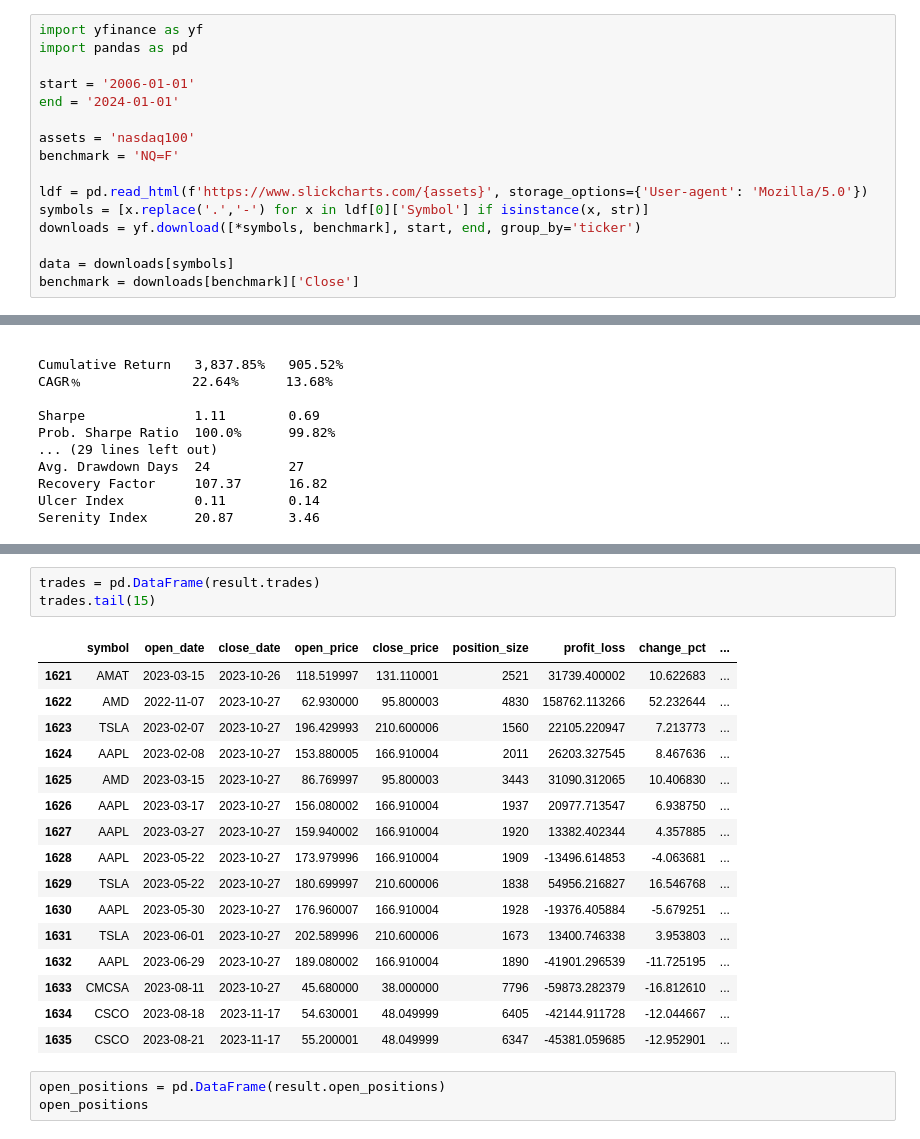
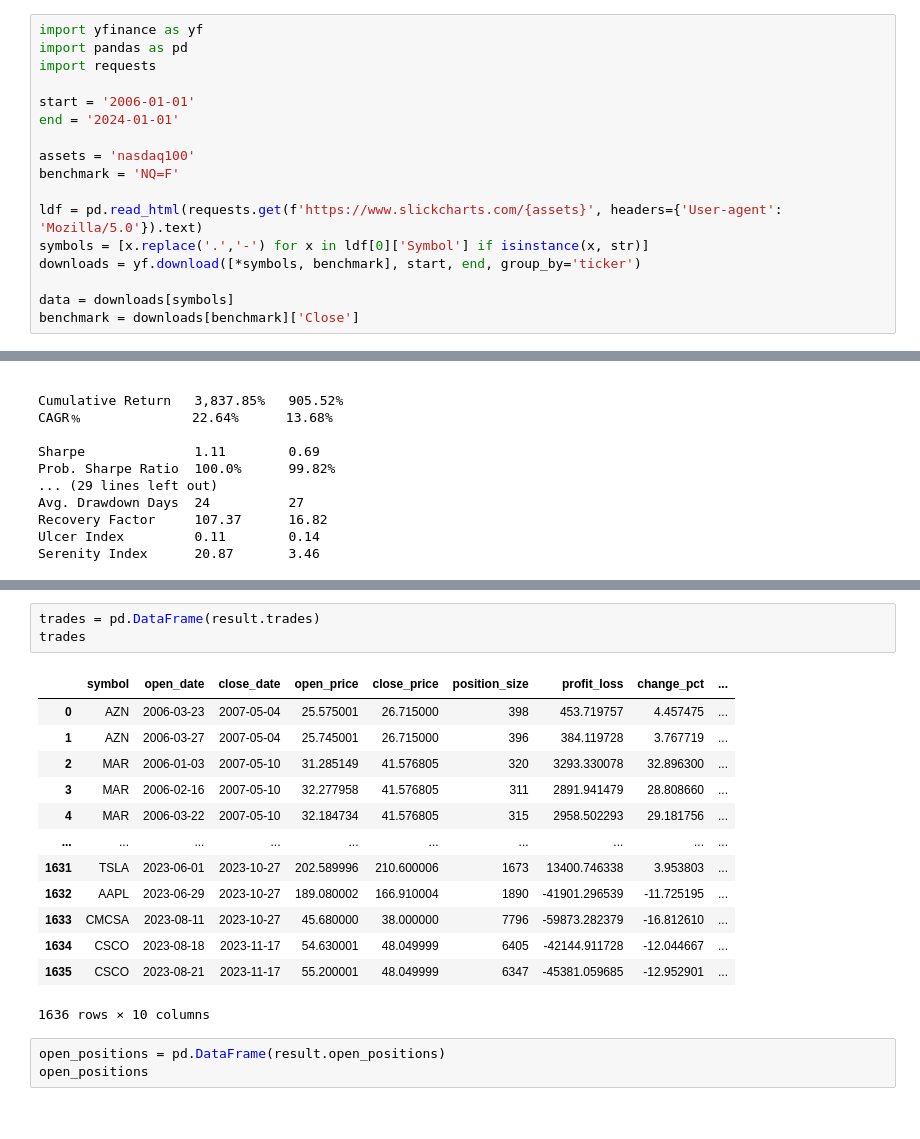
Before and after one commit to pawelkn/btester, a Jupyter notebook: examples/multiple-assets-brakeout.ipynb, the cells around one changed output, grey strips where cells are left out. Saved outputs shown, nothing was run; the diff lists cells and outputs as text.

```diff
--- a/examples/multiple-assets-brakeout.ipynb
+++ b/examples/multiple-assets-brakeout.ipynb
@@ -6,6 +6,7 @@ warnings.filterwarnings("ignore")
 # %%
 import yfinance as yf
 import pandas as pd
+import requests
 
 start = '2006-01-01'
 end = '2024-01-01'
@@ -13,7 +14,7 @@ end = '2024-01-01'
 assets = 'nasdaq100'
 benchmark = 'NQ=F'
 
-ldf = pd.read_html(f'https://www.slickcharts.com/{assets}', storage_options={'User-agent': 'Mozilla/5.0'})
+ldf = pd.read_html(requests.get(f'https://www.slickcharts.com/{assets}', headers={'User-agent': 'Mozilla/5.0'}).text)
 symbols = [x.replace('.','-') for x in ldf[0]['Symbol'] if isinstance(x, str)]
 downloads = yf.download([*symbols, benchmark], start, end, group_by='ticker')
 
@@ -144,24 +145,21 @@ qs.plots.drawdown(result.returns, figsize=(10,3))
 [figure]
 # %%
 trades = pd.DataFrame(result.trades)
-trades.tail(15)
+trades
 # %% [output]
 |  | symbol | open_date | close_date | open_price | close_price | position_size | profit_loss | change_pct | ... |
-| 1621 | AMAT | 2023-03-15 | 2023-10-26 | 118.519997 | 131.110001 | 2521 | 31739.400002 | 10.622683 | ... |
-| 1622 | AMD | 2022-11-07 | 2023-10-27 | 62.930000 | 95.800003 | 4830 | 158762.113266 | 52.232644 | ... |
-| 1623 | TSLA | 2023-02-07 | 2023-10-27 | 196.429993 | 210.600006 | 1560 | 22105.220947 | 7.213773 | ... |
-| 1624 | AAPL | 2023-02-08 | 2023-10-27 | 153.880005 | 166.910004 | 2011 | 26203.327545 | 8.467636 | ... |
-| 1625 | AMD | 2023-03-15 | 2023-10-27 | 86.769997 | 95.800003 | 3443 | 31090.312065 | 10.406830 | ... |
-| 1626 | AAPL | 2023-03-17 | 2023-10-27 | 156.080002 | 166.910004 | 1937 | 20977.713547 | 6.938750 | ... |
-| 1627 | AAPL | 2023-03-27 | 2023-10-27 | 159.940002 | 166.910004 | 1920 | 13382.402344 | 4.357885 | ... |
-| 1628 | AAPL | 2023-05-22 | 2023-10-27 | 173.979996 | 166.910004 | 1909 | -13496.614853 | -4.063681 | ... |
-| 1629 | TSLA | 2023-05-22 | 2023-10-27 | 180.699997 | 210.600006 | 1838 | 54956.216827 | 16.546768 | ... |
-| 1630 | AAPL | 2023-05-30 | 2023-10-27 | 176.960007 | 166.910004 | 1928 | -19376.405884 | -5.679251 | ... |
+| 0 | AZN | 2006-03-23 | 2007-05-04 | 25.575001 | 26.715000 | 398 | 453.719757 | 4.457475 | ... |
+| 1 | AZN | 2006-03-27 | 2007-05-04 | 25.745001 | 26.715000 | 396 | 384.119728 | 3.767719 | ... |
+| 2 | MAR | 2006-01-03 | 2007-05-10 | 31.285149 | 41.576805 | 320 | 3293.330078 | 32.896300 | ... |
+| 3 | MAR | 2006-02-16 | 2007-05-10 | 32.277958 | 41.576805 | 311 | 2891.941479 | 28.808660 | ... |
+| 4 | MAR | 2006-03-22 | 2007-05-10 | 32.184734 | 41.576805 | 315 | 2958.502293 | 29.181756 | ... |
+| ... | ... | ... | ... | ... | ... | ... | ... | ... | ... |
 | 1631 | TSLA | 2023-06-01 | 2023-10-27 | 202.589996 | 210.600006 | 1673 | 13400.746338 | 3.953803 | ... |
 | 1632 | AAPL | 2023-06-29 | 2023-10-27 | 189.080002 | 166.910004 | 1890 | -41901.296539 | -11.725195 | ... |
 | 1633 | CMCSA | 2023-08-11 | 2023-10-27 | 45.680000 | 38.000000 | 7796 | -59873.282379 | -16.812610 | ... |
 | 1634 | CSCO | 2023-08-18 | 2023-11-17 | 54.630001 | 48.049999 | 6405 | -42144.911728 | -12.044667 | ... |
 | 1635 | CSCO | 2023-08-21 | 2023-11-17 | 55.200001 | 48.049999 | 6347 | -45381.059685 | -12.952901 | ... |
+1636 rows × 10 columns
 # %%
 open_positions = pd.DataFrame(result.open_positions)
 open_positions
```
Also changed, not shown: parts of 2 cells of this notebook, 4 other files.
